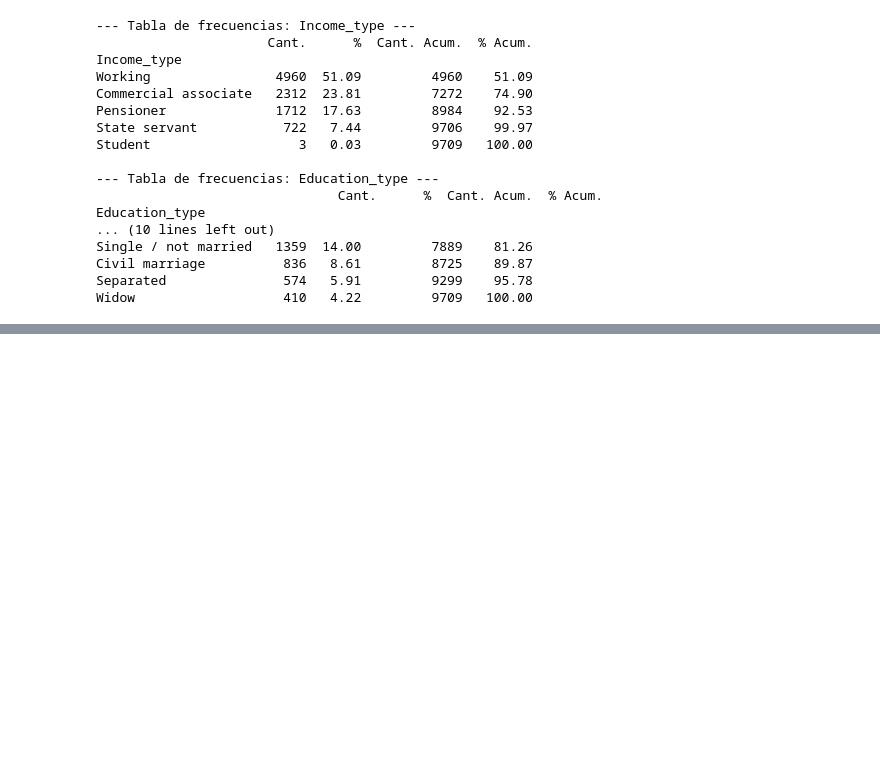
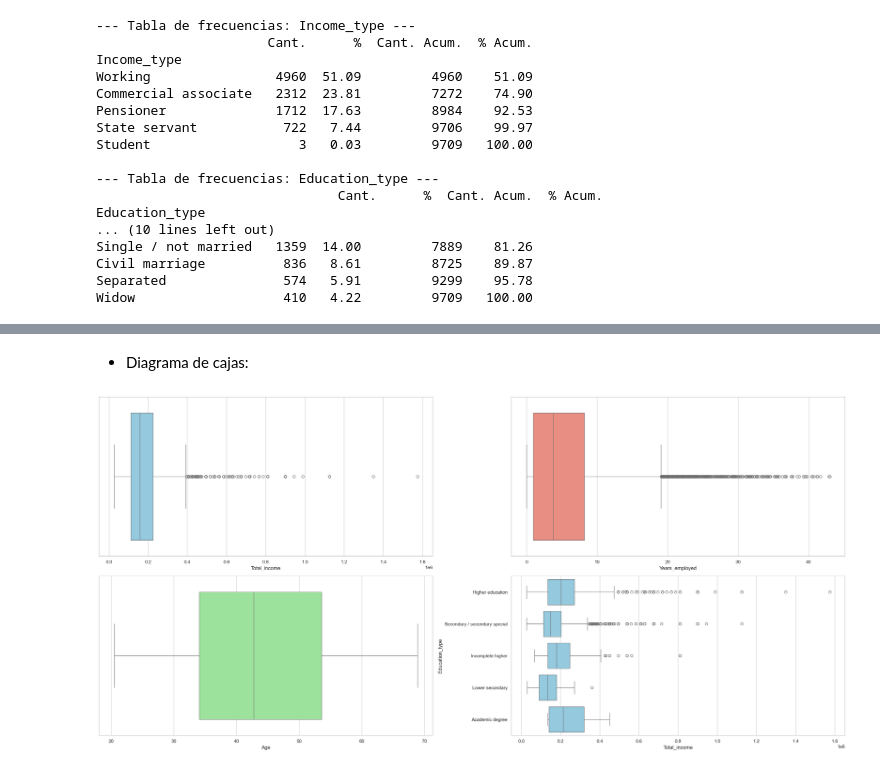
Before and after one commit to dnareyes/Especializacion_analitica_datos, a Jupyter notebook: Estadística para analitica de datos/notebooks/Entregable_1.ipynb, the cells around one changed output, grey strips where cells are left out. Cells and saved outputs as stored; diff of their text form; code cells hidden in the pictures; blank space fills up the shorter version.

```diff
--- a/Estadística para analitica de datos/notebooks/Entregable_1.ipynb
+++ b/Estadística para analitica de datos/notebooks/Entregable_1.ipynb
@@ -259,0 +474,16 @@ Si bien el gráfico de pastel es visualmente atractivo para resaltar una parte p
+# %% [markdown]
+- Diagrama de cajas:
+# %%
+sns.set_theme(style="whitegrid")
+
+fig, axes = plt.subplots(nrows=2, ncols=2, figsize=(25, 12))
+
+sns.boxplot(data=df, x='Total_income', color='skyblue', ax=axes[0, 0])
+sns.boxplot(data=df, x='Years_employed', color='salmon', ax=axes[0, 1])
+sns.boxplot(data=df, x='Age', color='lightgreen', ax=axes[1, 0])
+sns.boxplot(data=df, x='Total_income', y='Education_type', color='skyblue', ax=axes[1, 1])
+
+plt.tight_layout()
+plt.show()
+# %% [output]
+[figure, added]
```
Also changed, not shown: parts of 19 cells of this notebook.
